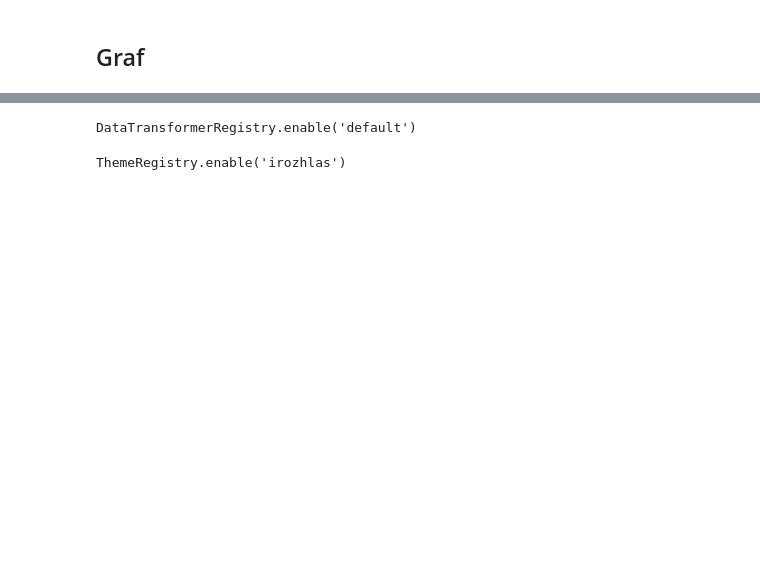
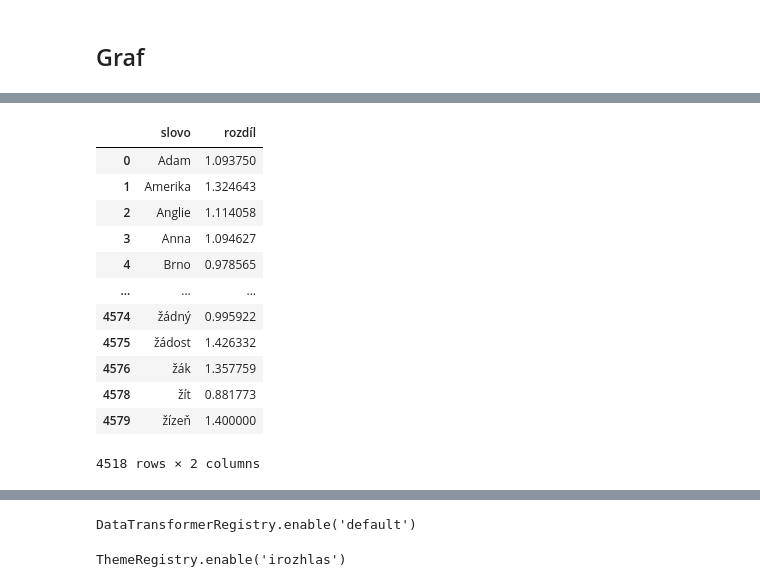
Before and after one commit to DataRozhlas/knizni-peoplemetr, a Jupyter notebook: 125_muzske_zenske_psani.ipynb, the cells around one changed output, grey strips where cells are left out. Drawn from its saved outputs; the diff is of its cells as text; code cells hidden in the pictures; blank space fills up the shorter version.

```diff
--- a/125_muzske_zenske_psani.ipynb
+++ b/125_muzske_zenske_psani.ipynb
@@ -614,2 +648,19 @@ import polars as pl
+# %%
+pomer_bez_a = pomer[pomer['slovo'].str[-2:] != 'la']
+pomer_bez_a
+# %% [output]
+|  | slovo | rozdíl |
+| 0 | Adam | 1.093750 |
+| 1 | Amerika | 1.324643 |
+| 2 | Anglie | 1.114058 |
+| 3 | Anna | 1.094627 |
+| 4 | Brno | 0.978565 |
+| ... | ... | ... |
+| 4574 | žádný | 0.995922 |
+| 4575 | žádost | 1.426332 |
+| 4576 | žák | 1.357759 |
+| 4578 | žít | 0.881773 |
+| 4579 | žízeň | 1.400000 |
+4518 rows × 2 columns
 # %%
 problematicke = ['pleso','Karlov','podpatku']
```
Also changed, not shown: parts of 51 cells of this notebook, 7 other files.
